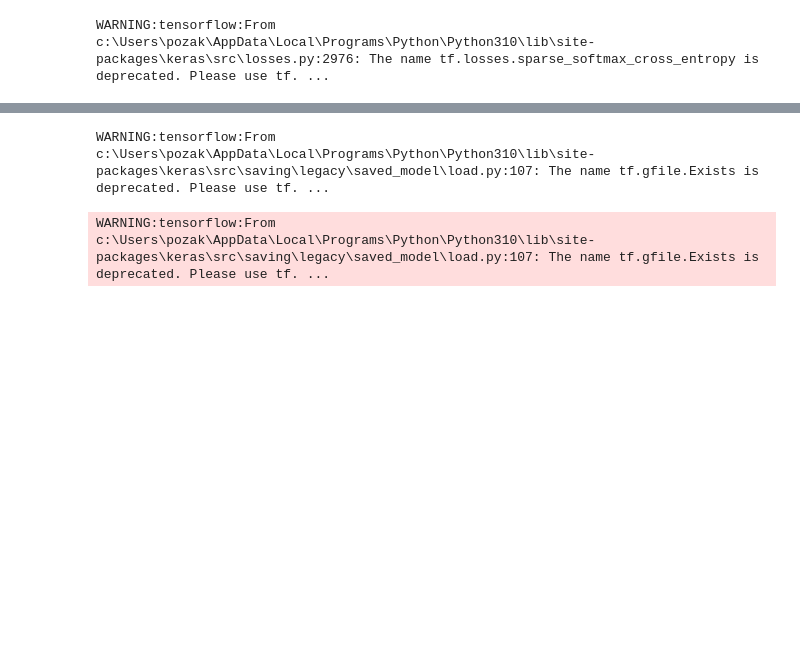
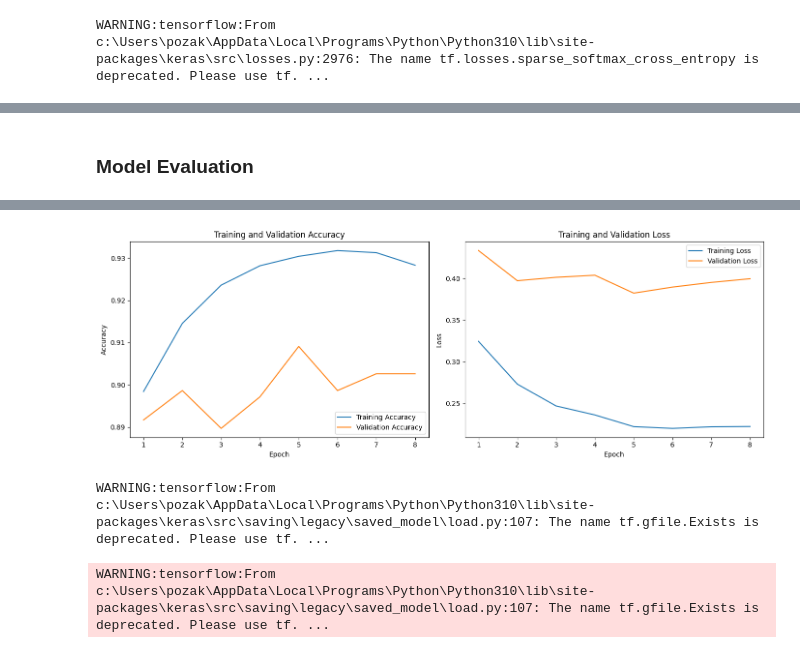
Before and after one commit to Heptacore-FindtoFine/ML-Model-FindToFine, a Jupyter notebook: Model_FindtoFine.ipynb, the cells around one changed output, grey strips where cells are left out. Saved outputs shown, nothing was run; the diff lists cells and outputs as text; code cells hidden in the pictures; blank space fills up the shorter version.

```diff
--- a/Model_FindtoFine.ipynb
+++ b/Model_FindtoFine.ipynb
@@ -282,0 +287,14 @@ INFO:tensorflow:Assets written to: models\resnet50\assets
+# %%
+# fine-tuning
+
+for layer in model.layers:
+    layer.trainable = True
+
+model.compile(optimizer=tf.keras.optimizers.Adam(1e-5), # Low learning rate
+              loss=tf.keras.losses.SparseCategoricalCrossentropy(from_logits=True),
+              metrics=['accuracy'])
+
+early_stopping = tf.keras.callbacks.EarlyStopping(monitor='val_loss', patience=3)
+reduce_lr = tf.keras.callbacks.ReduceLROnPlateau(monitor='val_loss', factor=0.2, patience=2, min_lr=1e-6)
+
+history = model.fit(train_ds, validation_data=val_ds, epochs=EPOCHS, callbacks=[model_checkpoint_callback, early_stopping, reduce_lr])
@@ -282,0 +321,42 @@ INFO:tensorflow:Assets written to: models\resnet50\assets
+# %% [markdown]
+### Model Evaluation
+# %%
+import matplotlib.pyplot as plt
+
+# Ekstrak data dari objek history
+training_loss = history.history['loss']
+validation_loss = history.history['val_loss']
+training_accuracy = history.history['accuracy']
+validation_accuracy = history.history['val_accuracy']
+
+epochs_range = range(1, len(training_loss) + 1)
+
+# Print metrics
+print(f"Final Training Accuracy: {training_accuracy[-1]:.4f}")
+print(f"Final Validation Accuracy: {validation_accuracy[-1]:.4f}")
+print(f"Final Training Loss: {training_loss[-1]:.4f}")
+print(f"Final Validation Loss: {validation_loss[-1]:.4f}")
+
+# Plot training & validation accuracy
+plt.figure(figsize=(14, 5))
+
+plt.subplot(1, 2, 1)
+plt.plot(epochs_range, training_accuracy, label='Training Accuracy')
+plt.plot(epochs_range, validation_accuracy, label='Validation Accuracy')
+plt.xlabel('Epoch')
+plt.ylabel('Accuracy')
+plt.legend(loc='lower right')
+plt.title('Training and Validation Accuracy')
+
+# Plot training & validation loss
+plt.subplot(1, 2, 2)
+plt.plot(epochs_range, training_loss, label='Training Loss')
+plt.plot(epochs_range, validation_loss, label='Validation Loss')
+plt.xlabel('Epoch')
+plt.ylabel('Loss')
+plt.legend(loc='upper right')
+plt.title('Training and Validation Loss')
+
+plt.tight_layout()
+plt.show()
+# %% [output]
@@ -283,3 +367,4 @@ INFO:tensorflow:Assets written to: models\resnet50\assets
+[figure, added]
 # %%
 new_model = tf.keras.models.load_model('models/resnet50/')
 # %% [output]
```
Also changed, not shown: parts of 27 cells of this notebook.
